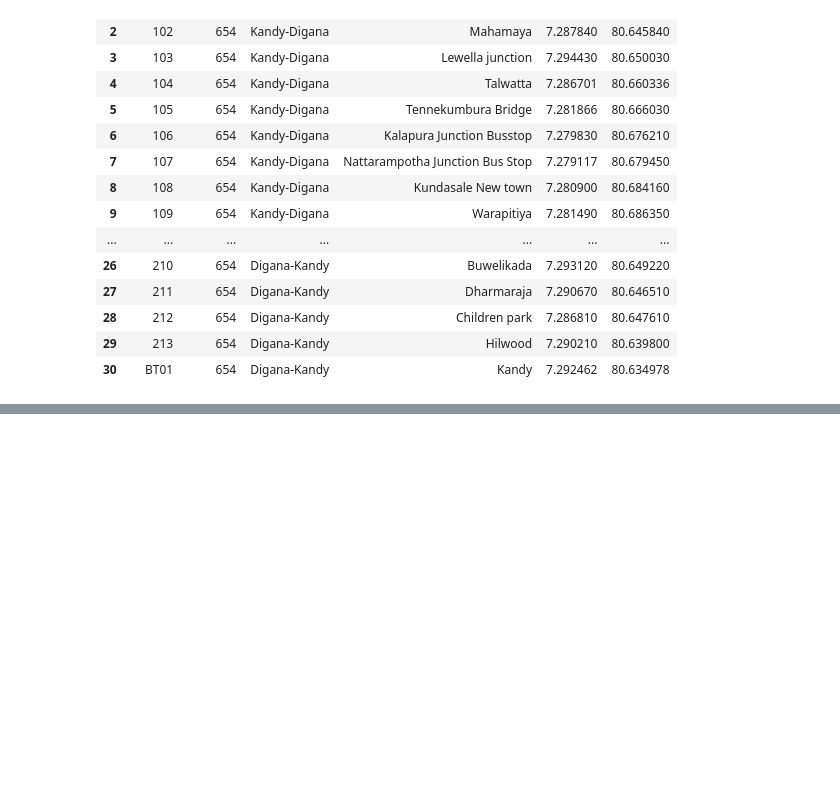
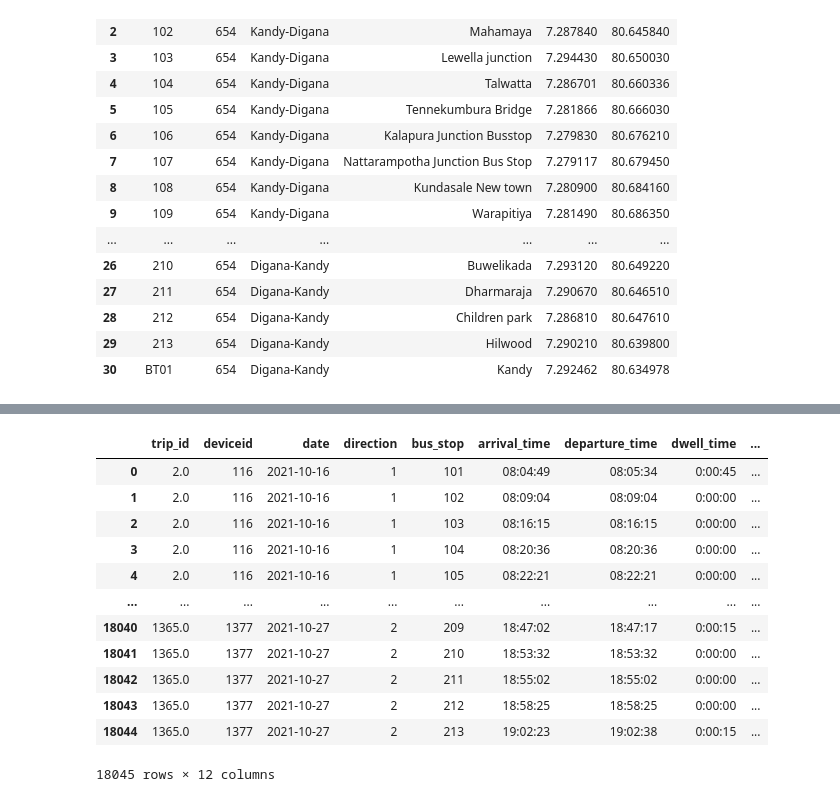
Before and after one commit to Ginushmal/DSE-Project-Bus-Arrival-time-Prediction-GRP29, a Jupyter notebook: Ginushmal/Bustop_extraction.ipynb, the cells around one changed output, grey strips where cells are left out. Cells and saved outputs as stored; diff of their text form; code cells hidden in the pictures; blank space fills up the shorter version.

```diff
--- a/Ginushmal/Bustop_extraction.ipynb
+++ b/Ginushmal/Bustop_extraction.ipynb
@@ -340,0 +490,42 @@ bus_trip_all_points,bus_stop_all_points = stop_buffer_filter(bus_trajectory,bus_
+# %%
+def dwell_time_feature_addition(bus_stop_times):
+
+  """
+    To created aditonal derieved features for bus stops data.
+
+    Args:
+        bus_stop_times (pd.DataFrame): Bus stops data with arrival_time, departure_time, dwell_time for each stops excluding terminals.
+
+    Returns:
+        bus_stop_times (pd.DataFrame): Bus stops data with created features.
+
+  """
+
+  #bus_stop_times = bus_stop_times.drop(bus_stop_times[bus_stop_times['dwell_time_in_seconds']>threshold].index )
+
+  bus_stop_times['day_of_week'] = pd.to_datetime(bus_stop_times['date']).dt.weekday
+  bus_stop_times['hour_of_day'] = list(map(lambda x: x.hour, (bus_stop_times['arrival_time'])))
+  bus_stop_times['weekday/end'] = list(map(lambda x: 1 if x < 5 else 0 , (bus_stop_times['day_of_week'])))
+
+  return bus_stop_times
+
+threshold = 480
+bus_stop_times = dwell_time_feature_addition(bus_stop_times)
+# save as a csv file
+bus_stop_times.to_csv('../DataOut/bus_stop_times.csv', index=False)
+# %%
+bus_stop_times
+# %% [output]
+|  | trip_id | deviceid | date | direction | bus_stop | arrival_time | departure_time | dwell_time | ... |
+| 0 | 2.0 | 116 | 2021-10-16 | 1 | 101 | 08:04:49 | 08:05:34 | 0:00:45 | ... |
+| 1 | 2.0 | 116 | 2021-10-16 | 1 | 102 | 08:09:04 | 08:09:04 | 0:00:00 | ... |
+| 2 | 2.0 | 116 | 2021-10-16 | 1 | 103 | 08:16:15 | 08:16:15 | 0:00:00 | ... |
+| 3 | 2.0 | 116 | 2021-10-16 | 1 | 104 | 08:20:36 | 08:20:36 | 0:00:00 | ... |
+| 4 | 2.0 | 116 | 2021-10-16 | 1 | 105 | 08:22:21 | 08:22:21 | 0:00:00 | ... |
+| ... | ... | ... | ... | ... | ... | ... | ... | ... | ... |
+| 18040 | 1365.0 | 1377 | 2021-10-27 | 2 | 209 | 18:47:02 | 18:47:17 | 0:00:15 | ... |
+| 18041 | 1365.0 | 1377 | 2021-10-27 | 2 | 210 | 18:53:32 | 18:53:32 | 0:00:00 | ... |
+| 18042 | 1365.0 | 1377 | 2021-10-27 | 2 | 211 | 18:55:02 | 18:55:02 | 0:00:00 | ... |
+| 18043 | 1365.0 | 1377 | 2021-10-27 | 2 | 212 | 18:58:25 | 18:58:25 | 0:00:00 | ... |
+| 18044 | 1365.0 | 1377 | 2021-10-27 | 2 | 213 | 19:02:23 | 19:02:38 | 0:00:15 | ... |
+18045 rows × 12 columns
```
Also changed, not shown: parts of 11 cells of this notebook, 9 other files.
